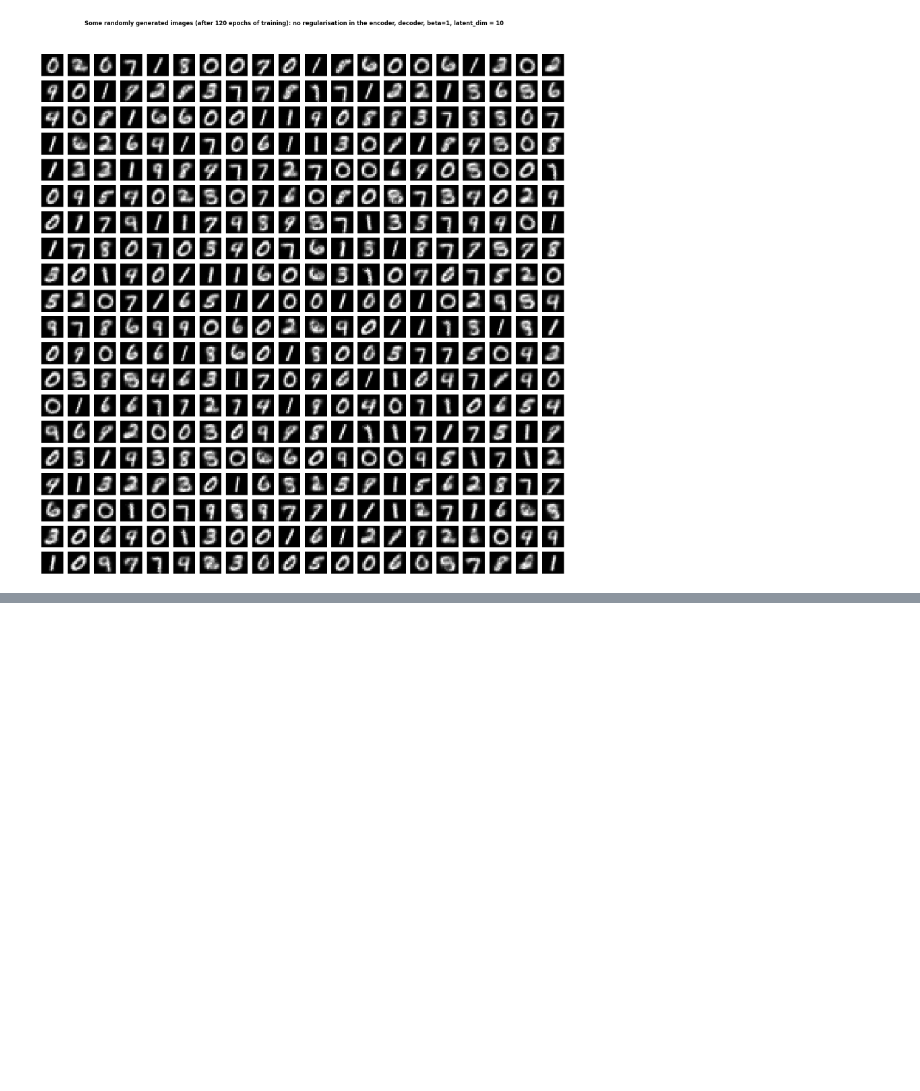
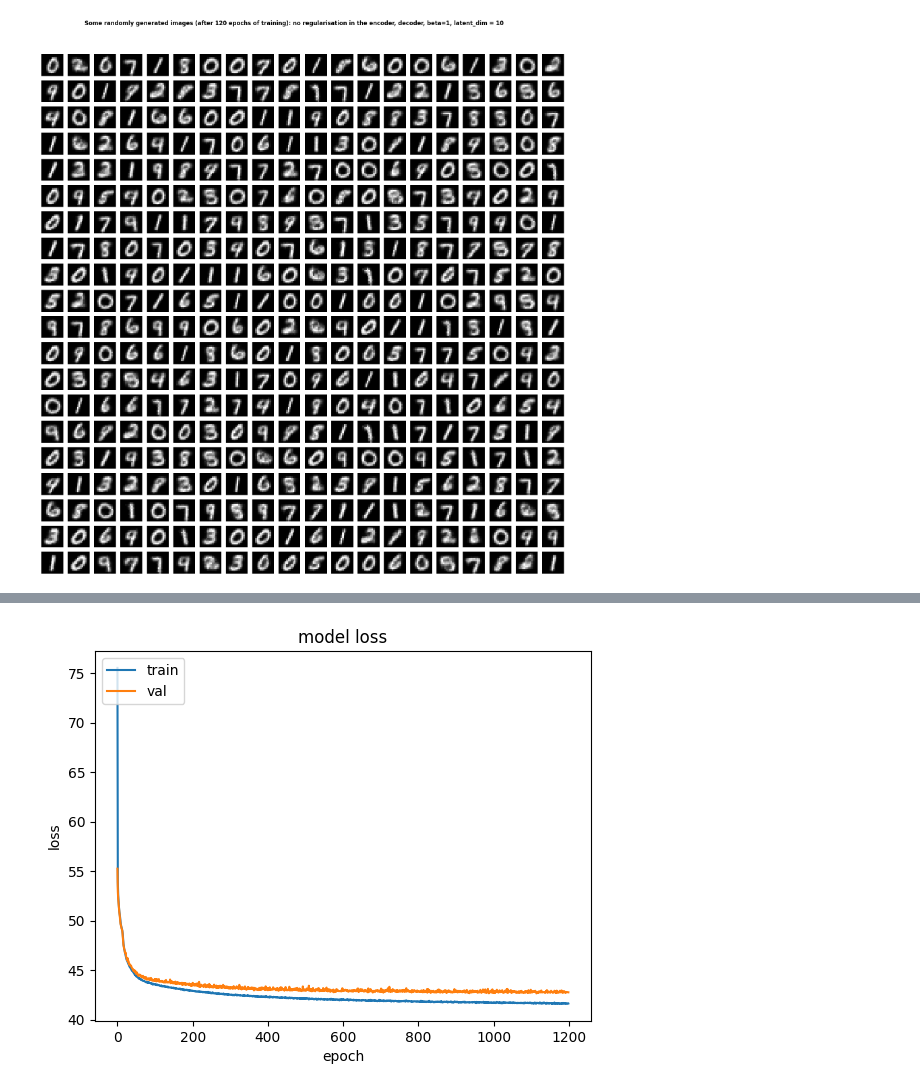
Before and after one commit to AtSourav/Beta-VAE-on-MNIST, a Jupyter notebook: MNIST_beta1_noreg_l10.ipynb, the cells around one changed output, grey strips where cells are left out. Saved outputs shown, nothing was run; the diff lists cells and outputs as text; code cells hidden in the pictures; blank space fills up the shorter version.

Commit message:
Only slightly overfitting when trained on 10k images

```diff
--- a/MNIST_beta1_noreg_l10.ipynb
+++ b/MNIST_beta1_noreg_l10.ipynb
@@ -302,0 +305,3 @@ plot_generated(scale=2,edge=20,epochs=120)
+# %%
+img_train_red = img_train[:int(img_train.shape[0]/6)]
+img_train_red.shape
@@ -302,0 +310,3 @@ plot_generated(scale=2,edge=20,epochs=120)
+# %%
+optim = keras.optimizers.Adam(learning_rate = 0.001)
+VAE.compile(optimizer=optim,loss=vae_loss)
@@ -302,0 +315,2 @@ plot_generated(scale=2,edge=20,epochs=120)
+# %%
+history2 = VAE.fit(img_train_red, img_train_red, batch_size=batch_size, validation_data=(img_valid, img_valid), epochs=1200, steps_per_epoch=None)
@@ -302,0 +335,10 @@ plot_generated(scale=2,edge=20,epochs=120)
+# %%
+plt.plot(history2.history['loss'])
+plt.plot(history2.history['val_loss'])
+plt.title('model loss')
+plt.ylabel('loss')
+plt.xlabel('epoch')
+plt.legend(['train', 'val'], loc='upper left')
+plt.show()
+# %% [output]
+[figure, added]
```
Also changed, not shown: parts of 8 cells of this notebook.
